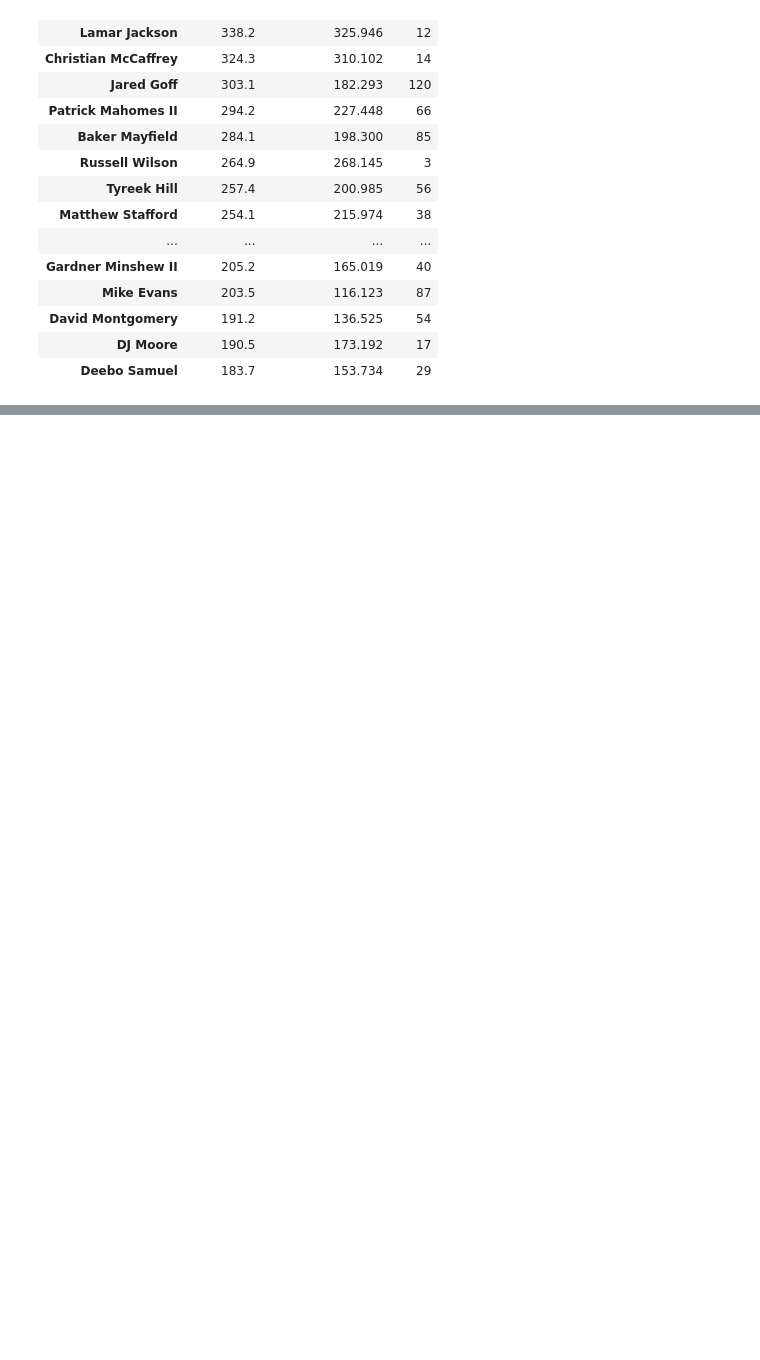
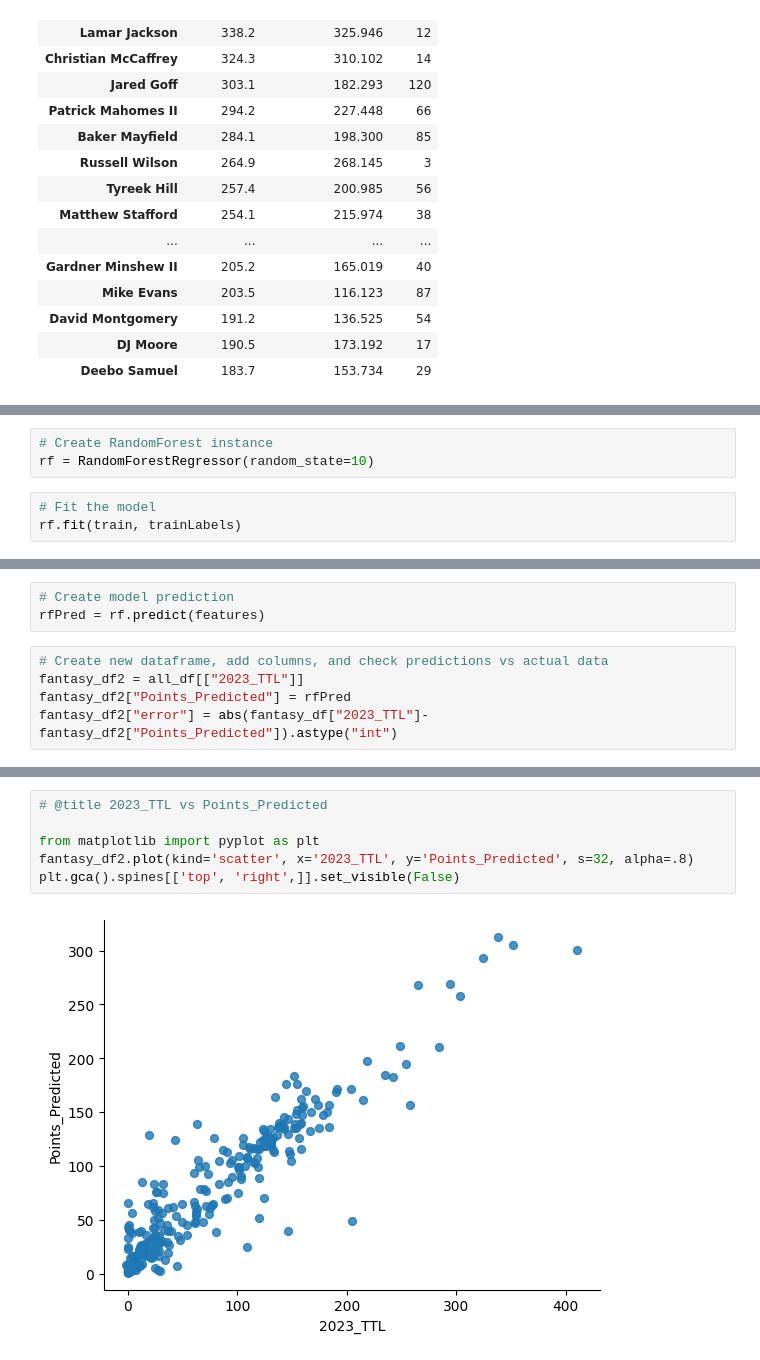
Before and after one commit to Gwilson337/Project-4, a Jupyter notebook: FinalProject/NFL_Fantasy.ipynb, the cells around one changed output, grey strips where cells are left out. Saved outputs shown, nothing was run; the diff lists cells and outputs as text; blank space fills up the shorter version.

```diff
--- a/FinalProject/NFL_Fantasy.ipynb
+++ b/FinalProject/NFL_Fantasy.ipynb
@@ -242,0 +252,6 @@ fantasy_df.sort_values("2023_TTL", ascending=False).head(20)
+# %%
+# Create RandomForest instance
+rf = RandomForestRegressor(random_state=10)
+# %%
+# Fit the model
+rf.fit(train, trainLabels)
@@ -242,0 +260,8 @@ fantasy_df.sort_values("2023_TTL", ascending=False).head(20)
+# %%
+# Create model prediction
+rfPred = rf.predict(features)
+# %%
+# Create new dataframe, add columns, and check predictions vs actual data
+fantasy_df2 = all_df[["2023_TTL"]]
+fantasy_df2["Points_Predicted"] = rfPred
+fantasy_df2["error"] = abs(fantasy_df["2023_TTL"]-fantasy_df2["Points_Predicted"]).astype("int")
@@ -242,0 +303,8 @@ fantasy_df.sort_values("2023_TTL", ascending=False).head(20)
+# %%
+# @title 2023_TTL vs Points_Predicted
+
+from matplotlib import pyplot as plt
+fantasy_df2.plot(kind='scatter', x='2023_TTL', y='Points_Predicted', s=32, alpha=.8)
+plt.gca().spines[['top', 'right',]].set_visible(False)
+# %% [output]
+[figure, added]
```
Also changed, not shown: parts of 21 cells of this notebook.
